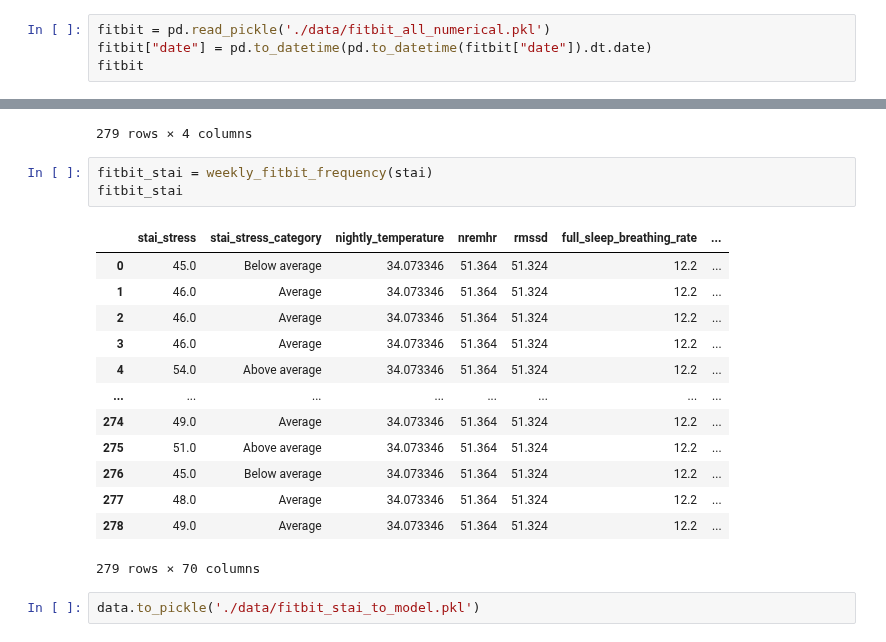
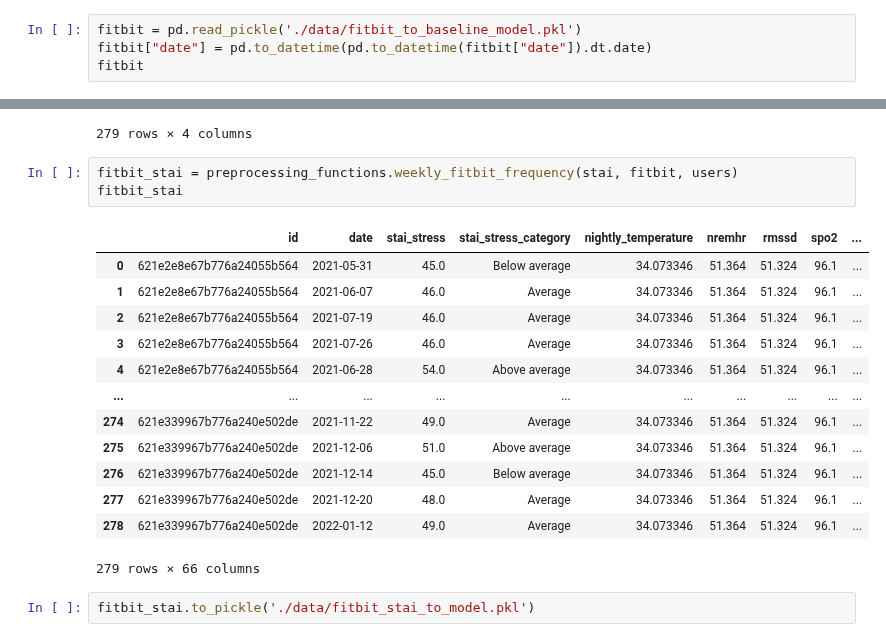
Before and after one commit to kcristinaa/RAIS-miniproject, a Jupyter notebook: fitbit_surveys_pickles.ipynb, the cells around one changed output, grey strips where cells are left out. Cells and saved outputs as stored; diff of their text form.

```diff
--- a/fitbit_surveys_pickles.ipynb
+++ b/fitbit_surveys_pickles.ipynb
@@ -69,7 +8,7 @@ def weekly_fitbit_frequency(survey): # survey is stai or panas dataframe
 # %% [markdown]
 Load Fitbit
 # %%
-fitbit = pd.read_pickle('./data/fitbit_all_numerical.pkl')
+fitbit = pd.read_pickle('./data/fitbit_to_baseline_model.pkl')
 fitbit["date"] = pd.to_datetime(pd.to_datetime(fitbit["date"]).dt.date)
 fitbit
 # %% [output]
@@ -297,21 +236,21 @@ stai
 | 4 | 621e375b67b776a240290cdc | 2021-07-12 | 51.0 | Above average |
 279 rows × 4 columns
 # %%
-fitbit_stai = weekly_fitbit_frequency(stai)
+fitbit_stai = preprocessing_functions.weekly_fitbit_frequency(stai, fitbit, users)
 fitbit_stai
 # %% [output]
-|  | stai_stress | stai_stress_category | nightly_temperature | nremhr | rmssd | full_sleep_breathing_rate | ... |
-| 0 | 45.0 | Below average | 34.073346 | 51.364 | 51.324 | 12.2 | ... |
-| 1 | 46.0 | Average | 34.073346 | 51.364 | 51.324 | 12.2 | ... |
-| 2 | 46.0 | Average | 34.073346 | 51.364 | 51.324 | 12.2 | ... |
-| 3 | 46.0 | Average | 34.073346 | 51.364 | 51.324 | 12.2 | ... |
-| 4 | 54.0 | Above average | 34.073346 | 51.364 | 51.324 | 12.2 | ... |
-| ... | ... | ... | ... | ... | ... | ... | ... |
-| 274 | 49.0 | Average | 34.073346 | 51.364 | 51.324 | 12.2 | ... |
-| 275 | 51.0 | Above average | 34.073346 | 51.364 | 51.324 | 12.2 | ... |
-| 276 | 45.0 | Below average | 34.073346 | 51.364 | 51.324 | 12.2 | ... |
-| 277 | 48.0 | Average | 34.073346 | 51.364 | 51.324 | 12.2 | ... |
-| 278 | 49.0 | Average | 34.073346 | 51.364 | 51.324 | 12.2 | ... |
+|  | id | date | stai_stress | stai_stress_category | nightly_temperature | nremhr | rmssd | spo2 | ... |
+| 0 | 621e2e8e67b776a24055b564 | 2021-05-31 | 45.0 | Below average | 34.073346 | 51.364 | 51.324 | 96.1 | ... |
+| 1 | 621e2e8e67b776a24055b564 | 2021-06-07 | 46.0 | Average | 34.073346 | 51.364 | 51.324 | 96.1 | ... |
+| 2 | 621e2e8e67b776a24055b564 | 2021-07-19 | 46.0 | Average | 34.073346 | 51.364 | 51.324 | 96.1 | ... |
+| 3 | 621e2e8e67b776a24055b564 | 2021-07-26 | 46.0 | Average | 34.073346 | 51.364 | 51.324 | 96.1 | ... |
+| 4 | 621e2e8e67b776a24055b564 | 2021-06-28 | 54.0 | Above average | 34.073346 | 51.364 | 51.324 | 96.1 | ... |
+| ... | ... | ... | ... | ... | ... | ... | ... | ... | ... |
+| 274 | 621e339967b776a240e502de | 2021-11-22 | 49.0 | Average | 34.073346 | 51.364 | 51.324 | 96.1 | ... |
+| 275 | 621e339967b776a240e502de | 2021-12-06 | 51.0 | Above average | 34.073346 | 51.364 | 51.324 | 96.1 | ... |
+| 276 | 621e339967b776a240e502de | 2021-12-14 | 45.0 | Below average | 34.073346 | 51.364 | 51.324 | 96.1 | ... |
+| 277 | 621e339967b776a240e502de | 2021-12-20 | 48.0 | Average | 34.073346 | 51.364 | 51.324 | 96.1 | ... |
+| 278 | 621e339967b776a240e502de | 2022-01-12 | 49.0 | Average | 34.073346 | 51.364 | 51.324 | 96.1 | ... |
-279 rows × 70 columns
+279 rows × 66 columns
 # %%
-data.to_pickle('./data/fitbit_stai_to_model.pkl')
+fitbit_stai.to_pickle('./data/fitbit_stai_to_model.pkl')
```
Also changed, not shown: parts of 12 cells of this notebook, 24 other files.
